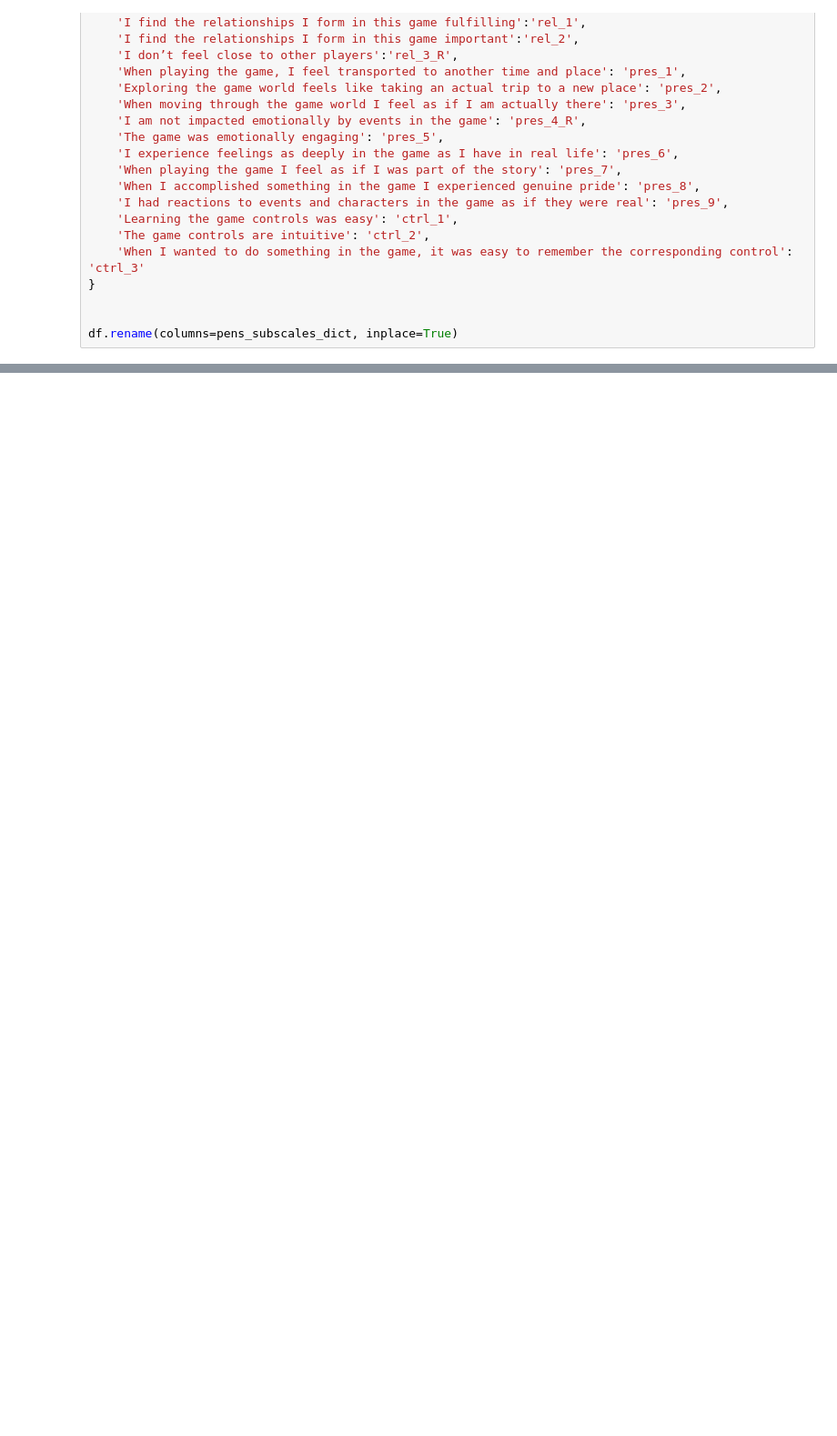
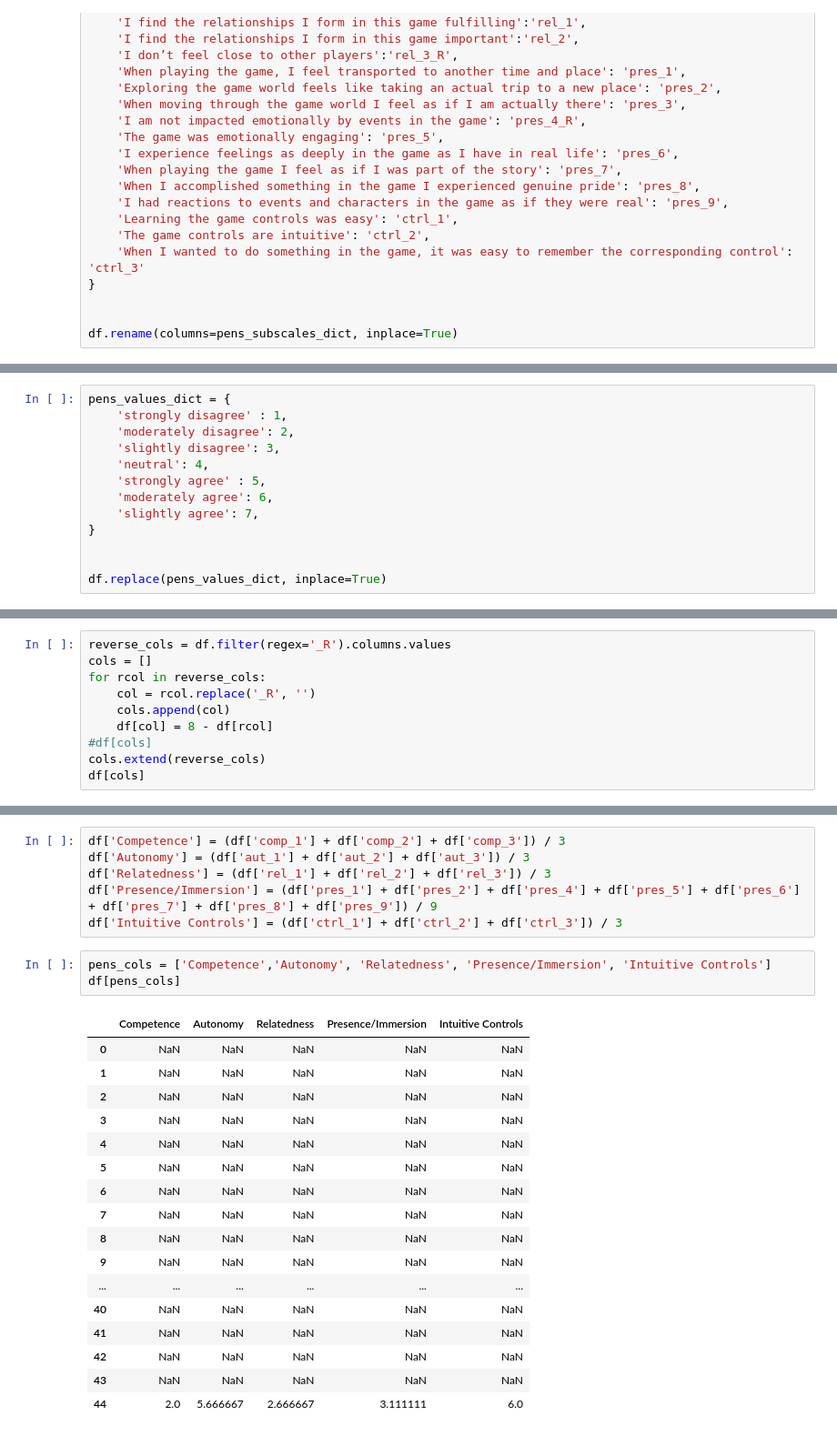
Before and after one commit to alexandrovsky/ec2021-simple-study, a Jupyter notebook: EC2021-Simple-Study-Analysis.ipynb, the cells around one changed output, grey strips where cells are left out. Shown: that part at 91% size. Cells and saved outputs as stored; diff of their text form; blank space fills up the shorter version.

```diff
--- a/EC2021-Simple-Study-Analysis.ipynb
+++ b/EC2021-Simple-Study-Analysis.ipynb
@@ -83,0 +65,13 @@ df
+# %%
+pens_values_dict = {
+    'strongly disagree' : 1,
+    'moderately disagree': 2,
+    'slightly disagree': 3,
+    'neutral': 4,
+    'strongly agree' : 5,
+    'moderately agree': 6,
+    'slightly agree': 7,
+}
+
+
+df.replace(pens_values_dict, inplace=True)
@@ -83,0 +80,10 @@ df
+# %%
+reverse_cols = df.filter(regex='_R').columns.values
+cols = []
+for rcol in reverse_cols:
+    col = rcol.replace('_R', '')
+    cols.append(col)
+    df[col] = 8 - df[rcol]
+#df[cols]
+cols.extend(reverse_cols)
+df[cols]
@@ -83,0 +129,27 @@ df
+# %%
+df['Competence'] = (df['comp_1'] + df['comp_2'] + df['comp_3']) / 3
+df['Autonomy'] = (df['aut_1'] + df['aut_2'] + df['aut_3']) / 3
+df['Relatedness'] = (df['rel_1'] + df['rel_2'] + df['rel_3']) / 3
+df['Presence/Immersion'] = (df['pres_1'] + df['pres_2'] + df['pres_4'] + df['pres_5'] + df['pres_6'] + df['pres_7'] + df['pres_8'] + df['pres_9']) / 9
+df['Intuitive Controls'] = (df['ctrl_1'] + df['ctrl_2'] + df['ctrl_3']) / 3
+# %%
+pens_cols = ['Competence','Autonomy', 'Relatedness', 'Presence/Immersion', 'Intuitive Controls']
+df[pens_cols]
+# %% [output]
+|  | Competence | Autonomy | Relatedness | Presence/Immersion | Intuitive Controls |
+| 0 | NaN | NaN | NaN | NaN | NaN |
+| 1 | NaN | NaN | NaN | NaN | NaN |
+| 2 | NaN | NaN | NaN | NaN | NaN |
+| 3 | NaN | NaN | NaN | NaN | NaN |
+| 4 | NaN | NaN | NaN | NaN | NaN |
+| 5 | NaN | NaN | NaN | NaN | NaN |
+| 6 | NaN | NaN | NaN | NaN | NaN |
+| 7 | NaN | NaN | NaN | NaN | NaN |
+| 8 | NaN | NaN | NaN | NaN | NaN |
+| 9 | NaN | NaN | NaN | NaN | NaN |
+| ... | ... | ... | ... | ... | ... |
+| 40 | NaN | NaN | NaN | NaN | NaN |
+| 41 | NaN | NaN | NaN | NaN | NaN |
+| 42 | NaN | NaN | NaN | NaN | NaN |
+| 43 | NaN | NaN | NaN | NaN | NaN |
+| 44 | 2.0 | 5.666667 | 2.666667 | 3.111111 | 6.0 |
```
Also changed, not shown: parts of 5 cells of this notebook, 11 other files.
